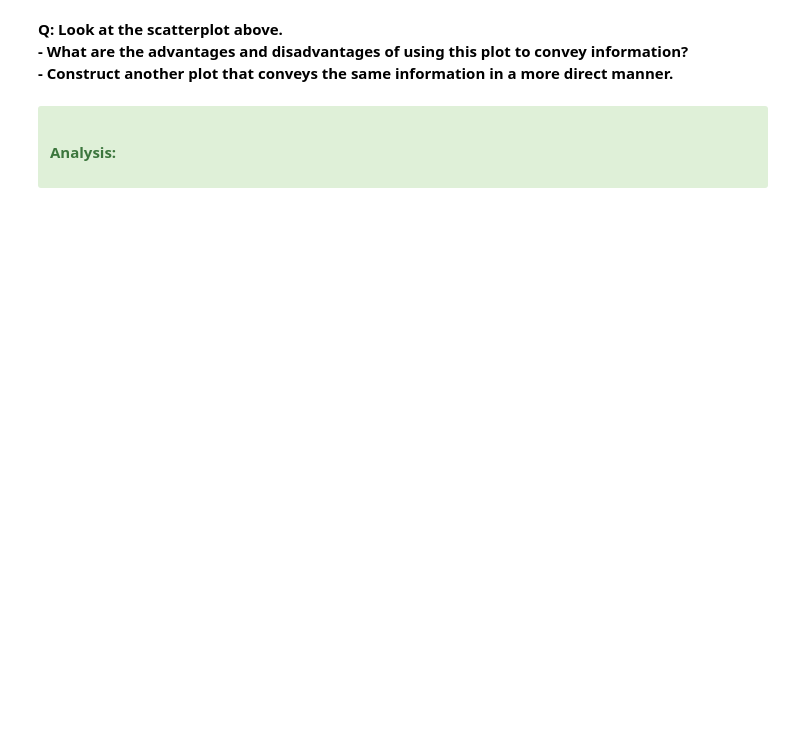
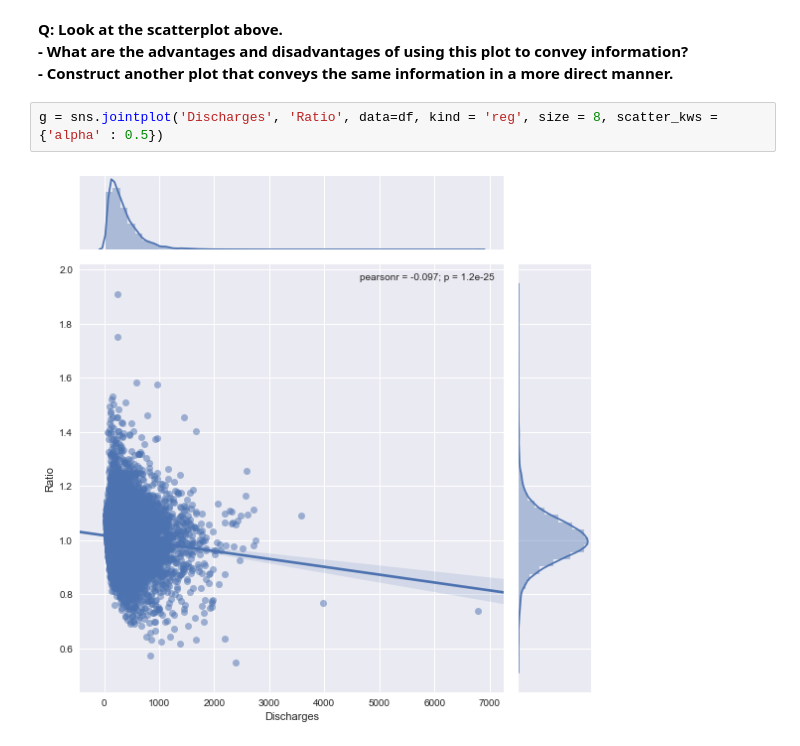
Before and after one commit to b-gibbs/data_science, a Jupyter notebook: Statistical Inference/Ex 3 Hospital Readmissions/sliderule_dsi_inferential_statistics_exercise_3.ipynb, the cells around one changed output. Saved outputs shown, nothing was run; the diff lists cells and outputs as text; blank space fills up the shorter version.

```diff
--- a/Statistical Inference/Ex 3 Hospital Readmissions/sliderule_dsi_inferential_statistics_exercise_3.ipynb
+++ b/Statistical Inference/Ex 3 Hospital Readmissions/sliderule_dsi_inferential_statistics_exercise_3.ipynb
@@ -307,8 +326,7 @@ __Q: Discuss statistical significance and practical significance. Do they differ
 __Q: Look at the scatterplot above.__
 __- What are the advantages and disadvantages of using this plot to convey information?__
 __- Construct another plot that conveys the same information in a more direct manner.__
-# %% [markdown]
-<div class="alert alert-block alert-success">
-<h4>Analysis:</h4>
-
-</div>
+# %%
+g = sns.jointplot('Discharges', 'Ratio', data=df, kind = 'reg', size = 8, scatter_kws = {'alpha' : 0.5})
+# %% [output]
+[figure, added]
```
Also changed, not shown: parts of 18 cells of this notebook, 1 other file.
